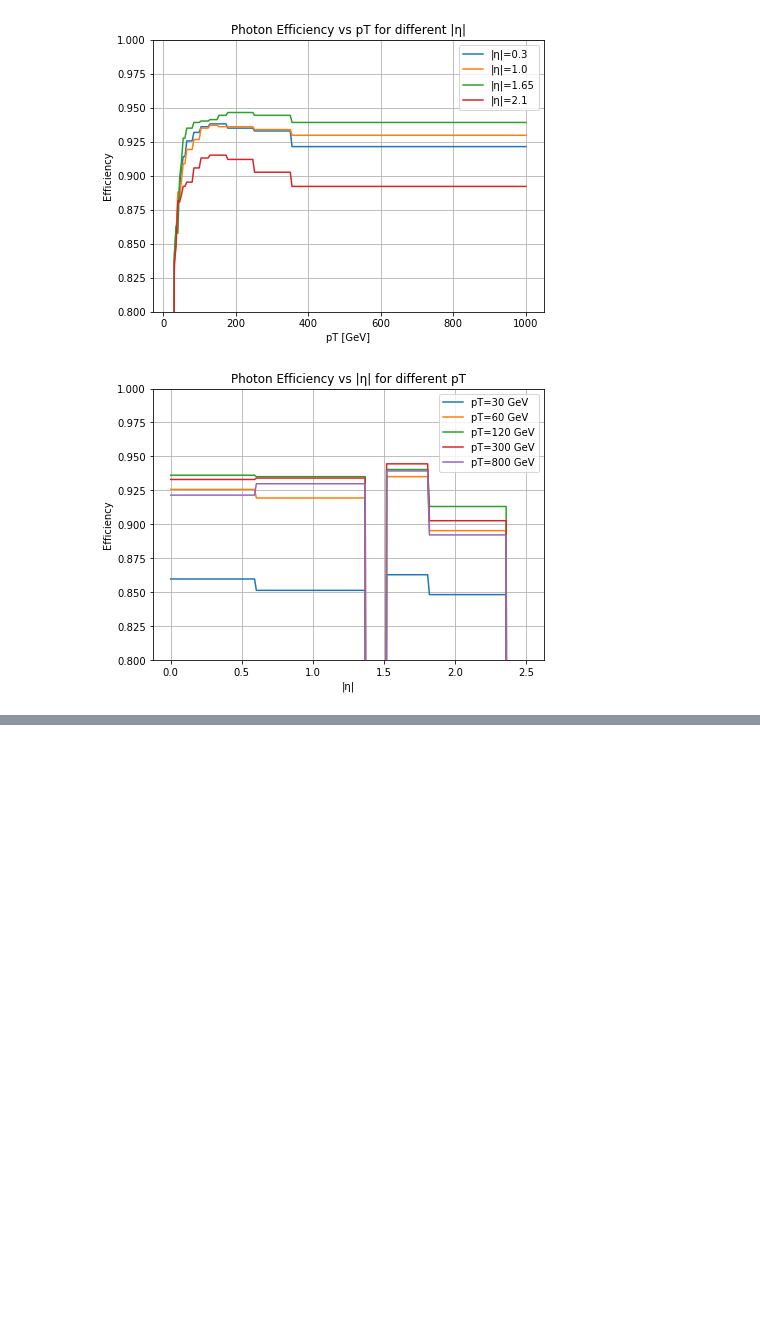
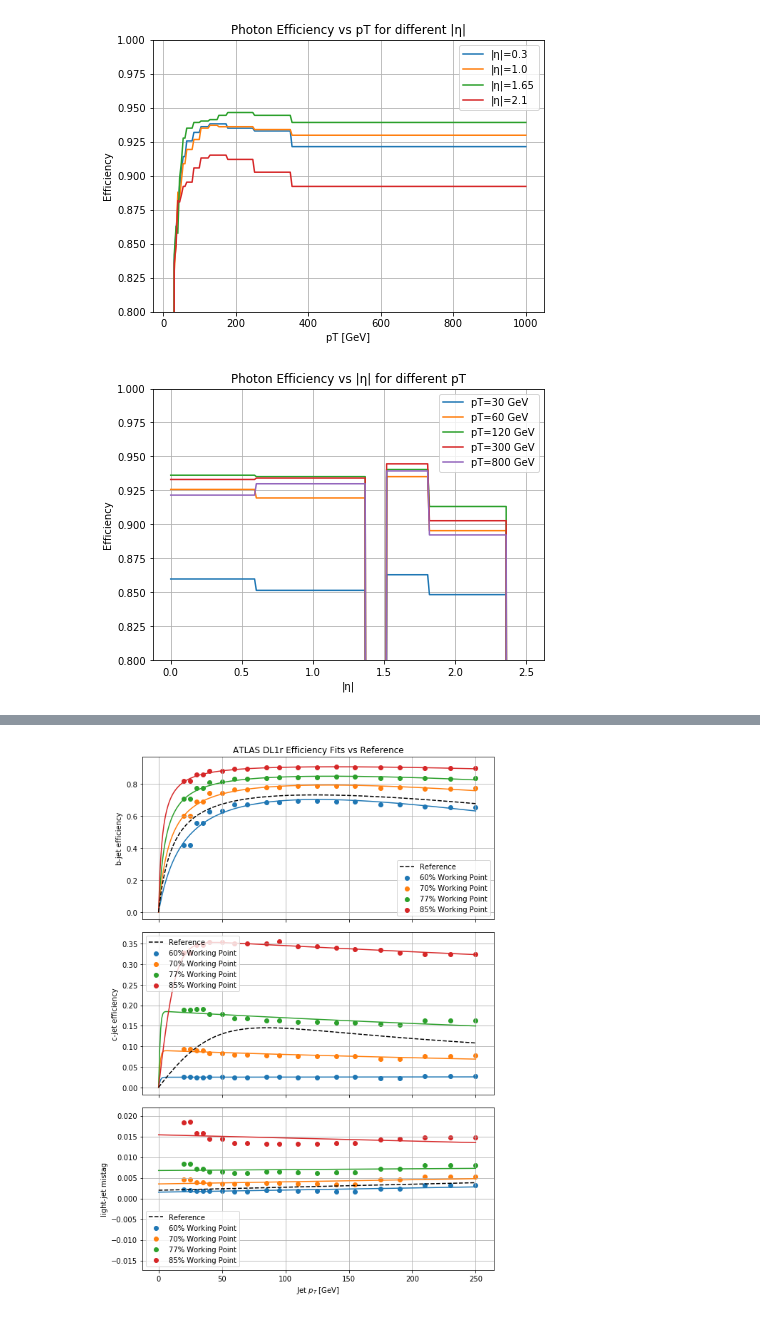
Before and after one commit to delphes/delphes, a Jupyter notebook: cards/ATLAS_Run2/parameter_fits.ipynb, the cells around one changed output, grey strips where cells are left out. Saved outputs shown, nothing was run; the diff lists cells and outputs as text; code cells hidden in the pictures; blank space fills up the shorter version.

Commit message:
B-tagging with different wp

```diff
--- a/cards/ATLAS_Run2/parameter_fits.ipynb
+++ b/cards/ATLAS_Run2/parameter_fits.ipynb
@@ -590,0 +598,94 @@ plt.show()
+# %%
+b_tag_data = np.genfromtxt("data/b-tagging eff - b.csv", delimiter=",", skip_header=1)
+c_tag_data = np.genfromtxt("data/b-tagging eff - c.csv", delimiter=",", skip_header=1)
+light_tag_data = np.genfromtxt("data/b-tagging eff - light.csv", delimiter=",", skip_header=1)
+
+eff_85_b, eff_77_b, eff_70_b, eff_60_b, pt_b = b_tag_data.T
+eff_85_c, eff_77_c, eff_70_c, eff_60_c, pt_c = c_tag_data.T
+eff_85_l, eff_77_l, eff_70_l, eff_60_l, pt_l = light_tag_data.T
+# %%
+
+# === Reference analytic tagging curves ===
+def eff_light_ref(pt):
+    return 0.002 + 7.3e-06 * pt
+
+def eff_c_ref(pt):
+    return 0.20 * np.tanh(0.02 * pt) * (1 / (1 + 0.0034 * pt))
+
+def eff_b_ref(pt):
+    return 0.80 * np.tanh(0.003 * pt) * (30 / (1 + 0.086 * pt))
+
+# === Fit models ===
+def fit_func_b(pt, A, B, C):
+    """b-jet efficiency: A * tanh(B*pt) * (30 / (1 + C*pt))"""
+    return A * np.tanh(B * pt) * (30 / (1 + C * pt))
+
+def fit_func_c(pt, A, B, C):
+    """c-jet efficiency: A * tanh(B*pt) * (1 / (1 + C*pt))"""
+    return A * np.tanh(B * pt) * (1 / (1 + C * pt))
+
+def fit_func_light(pt, a, b):
+    """linear fit for light jets"""
+    return a + b * pt
+
+# === Working points to loop over ===
+wps = {
+    "60%": (eff_60_b, eff_60_c, eff_60_l, "C0"),
+    "70%": (eff_70_b, eff_70_c, eff_70_l, "C1"),
+    "77%": (eff_77_b, eff_77_c, eff_77_l, "C2"),
+    "85%": (eff_85_b, eff_85_c, eff_85_l, "C3"),
+}
+
+# === Fit and plot ===
+pt_smooth = np.linspace(0, max(pt_b.max(), pt_c.max(), pt_l.max()), 300)
+
+fig, axs = plt.subplots(3, 1, figsize=(8, 11), sharex=True)
+axs[0].set_title("ATLAS DL1r Efficiency Fits vs Reference")
+
+fit_results = {}
+
+for wp, (eff_b, eff_c, eff_l, color) in wps.items():
+    # Fit b and c jets
+    popt_b, _ = curve_fit(fit_func_b, pt_b, eff_b, p0=[0.8, 0.003, 0.086], maxfev=10000)
+    popt_c, _ = curve_fit(fit_func_c, pt_c, eff_c, p0=[0.2, 0.02, 0.0034], maxfev=10000)
+    popt_l, _ = curve_fit(fit_func_light, pt_l, eff_l, p0=[0.002, 7e-6], maxfev=10000)
+
+    fit_results[wp] = {"b": popt_b, "c": popt_c, "l": popt_l}
+
+    # Plot b-jets
+    axs[0].scatter(pt_b, eff_b, color=color, label=f"{wp} Working Point")
+    axs[0].plot(pt_smooth, fit_func_b(pt_smooth, *popt_b), color=color, linestyle="-")
+
+    # Plot c-jets
+    axs[1].scatter(pt_c, eff_c, color=color, label=f"{wp} Working Point")
+    axs[1].plot(pt_smooth, fit_func_c(pt_smooth, *popt_c), color=color, linestyle="-")
+
+    # Plot light-jets
+    axs[2].scatter(pt_l, eff_l, color=color, label=f"{wp} Working Point")
+    axs[2].plot(pt_smooth, fit_func_light(pt_smooth, *popt_l), color=color, linestyle="-")
+
+# Add reference curves
+axs[0].plot(pt_smooth, eff_b_ref(pt_smooth), "k--", label="Reference")
+axs[1].plot(pt_smooth, eff_c_ref(pt_smooth), "k--", label="Reference")
+axs[2].plot(pt_smooth, eff_light_ref(pt_smooth), "k--", label="Reference")
+
+axs[0].set_ylabel("b-jet efficiency")
+axs[1].set_ylabel("c-jet efficiency")
+axs[2].set_ylabel("light-jet mistag")
+axs[2].set_xlabel("Jet $p_T$ [GeV]")
+for ax in axs: ax.grid(True); ax.legend()
+
+plt.tight_layout()
+plt.show()
+
+# === Print fitted parameters ===
+for wp, pars in fit_results.items():
+    Ab, Bb, Cb = pars["b"]
+    Ac, Bc, Cc = pars["c"]
+    aL, bL = pars["l"]
+    print(f"\nWorking Point {wp}:")
+    print(f"  b-jets: A={Ab:.3f}, B={Bb:.5f}, C={Cb:.5f}")
+    print(f"  c-jets: A={Ac:.3f}, B={Bc:.5f}, C={Cc:.5f}")
+    print(f"  light-jets: a={aL:.5f}, b={bL:.7f}")
+# %% [output]
+[figure, added]
```
Also changed, not shown: parts of 4 cells of this notebook, 10 other files.
